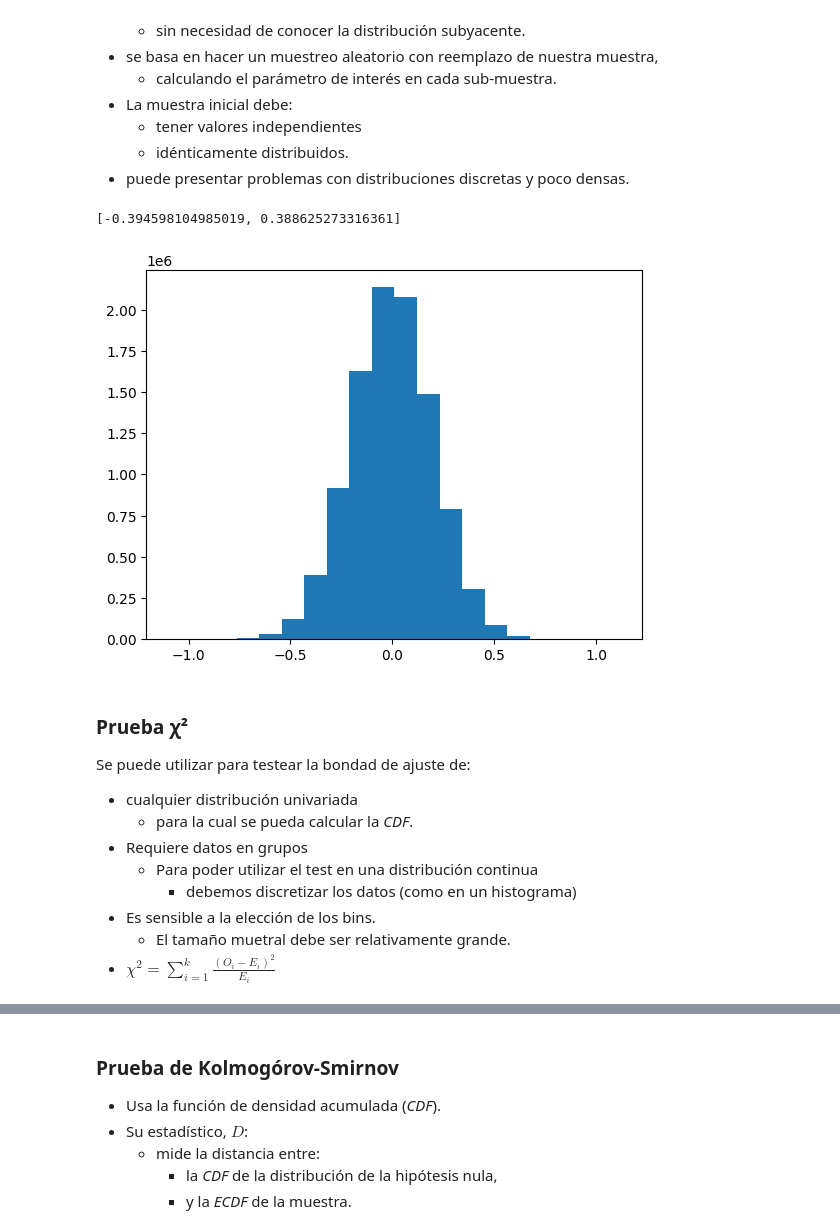
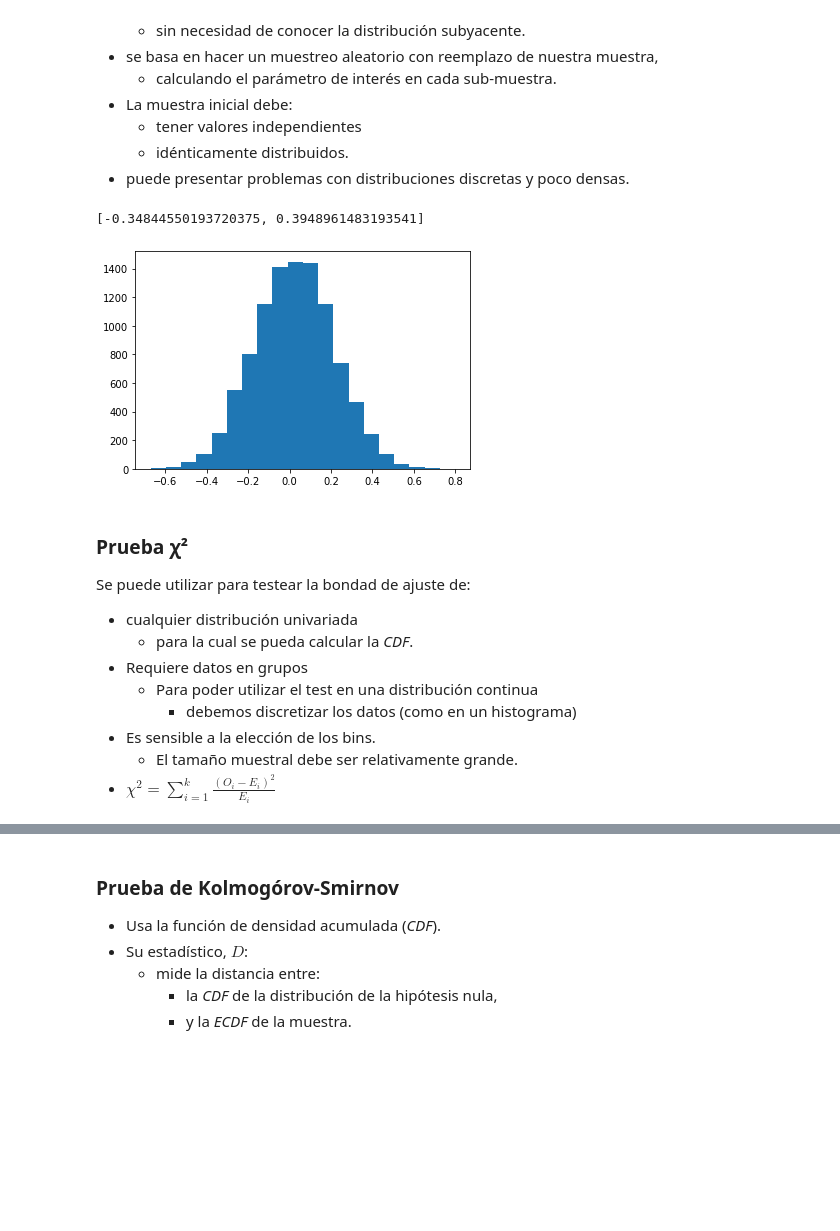
Before and after one commit to javieriserte/qualitative-data-course, a Jupyter notebook: classes/C01.4.PruebaDeHipotesis.ipynb, the cells around one changed output, grey strips where cells are left out. Drawn from its saved outputs; the diff is of its cells as text; code cells hidden in the pictures; blank space fills up the shorter version.

```diff
--- a/classes/C01.4.PruebaDeHipotesis.ipynb
+++ b/classes/C01.4.PruebaDeHipotesis.ipynb
@@ -327,25 +350,25 @@ El 94.80% de las muestras tienen un intervalo de confianza que contiene la media
 # %%
 main_sample = st.norm.rvs(size=100)
 
 replicate = pd.Series(
     [
         np.random.choice(
             main_sample,
             size = 25
         )
-        for _ in range(10000000)
+        for _ in range(10000)
     ]
 )
 means = replicate.apply(np.mean)
 plt.hist(means, bins = 20)
 interval = [
     means.quantile(0.025),
     means.quantile(0.975)
 ]
 print(interval)
 # %% [output]
-[-0.394598104985019, 0.388625273316361]
+[-0.34844550193720375, 0.3948961483193541]
-[figure, old version]
+[figure, new version]
 # %% [markdown]
 
 ### Prueba χ²
@@ -357,7 +380,7 @@ Se puede utilizar para testear la bondad de ajuste de:
   - Para poder utilizar el test en una distribución continua
     - debemos discretizar los datos (como en un histograma)
 - Es sensible a la elección de los bins.
-  - El tamaño muetral debe ser relativamente grande.
+  - El tamaño muestral debe ser relativamente grande.
 - $ χ^{2} = \sum_{i=1}^{k}{\frac{(O_i - E_i)^{2}}{E_i}} $
 # %%
 import scipy.stats as st
```
Also changed, not shown: parts of 32 cells of this notebook.
